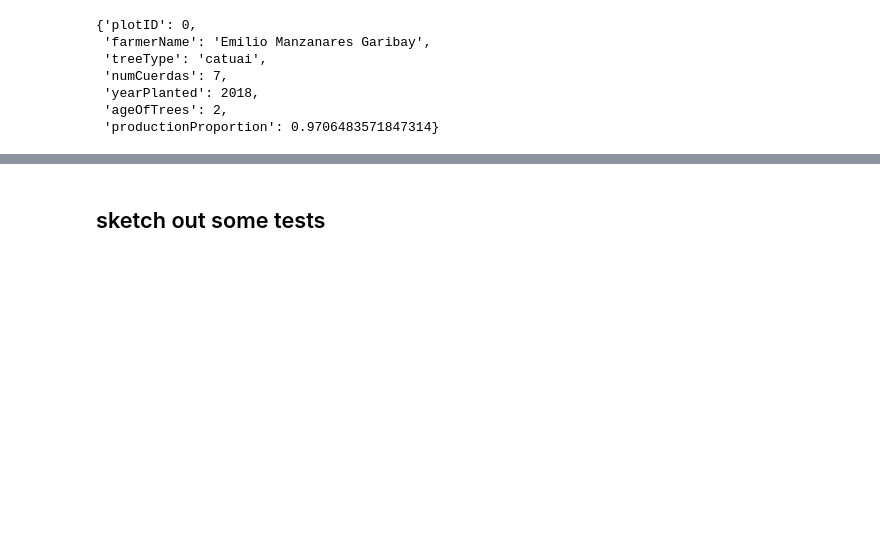
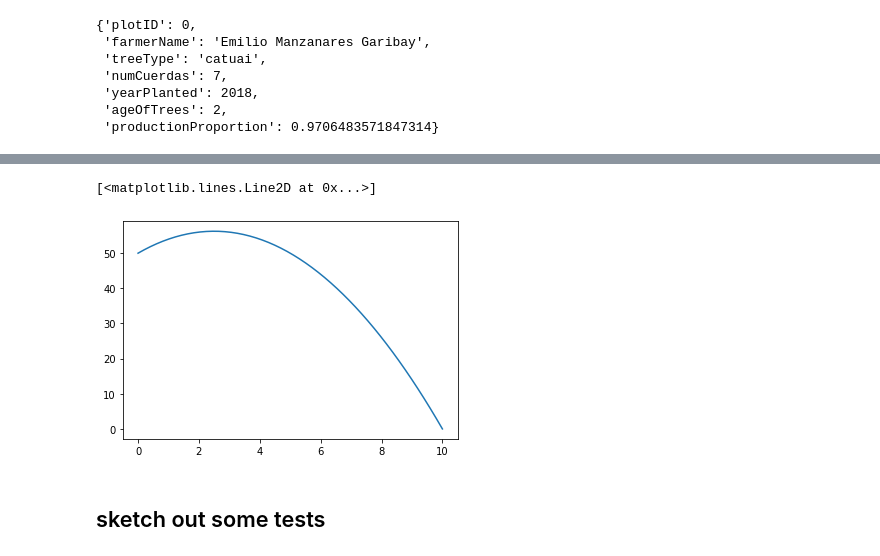
Before and after one commit to mindthegrow/cafelytics, a Jupyter notebook: reWrite.ipynb, the cells around one changed output, grey strips where cells are left out. Saved outputs shown, nothing was run; the diff lists cells and outputs as text; code cells hidden in the pictures; blank space fills up the shorter version.

```diff
--- a/reWrite.ipynb
+++ b/reWrite.ipynb
@@ -523,3 +567,16 @@ class Config:
 #         if self.name:
 #             return self.name
 #         return self.species
+# %%
+# TODO: David asked about density curves.
+# We know that output is a function of density.
+# So we need to be able to instantiate a config based on any point along this line.
+
+# dummy curve
+import numpy as np
+x = np.linspace(0, 10, 50)
+y = -x ** 2 + 5 * x + 50
+plt.plot(x, y)
+# %% [output]
+[<matplotlib.lines.Line2D at 0x...>]
+[figure, added]
```
Also changed, not shown: parts of 44 cells of this notebook.
